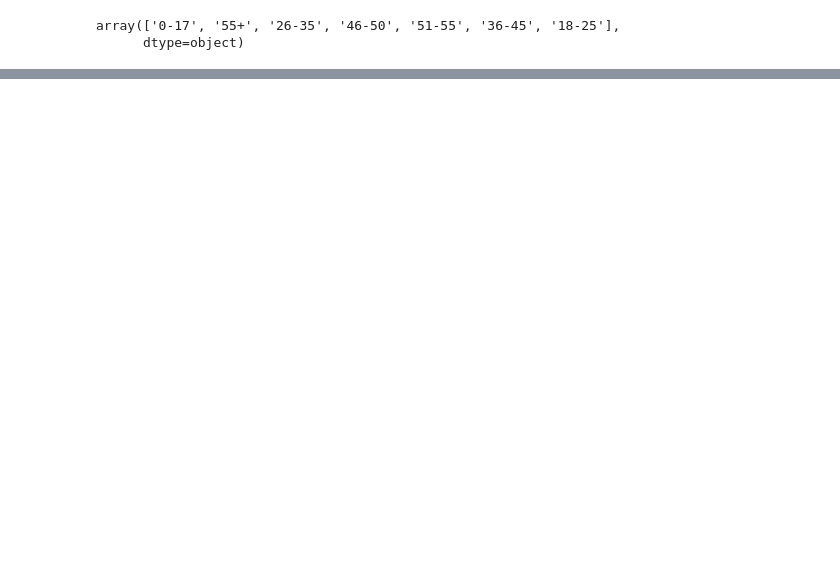
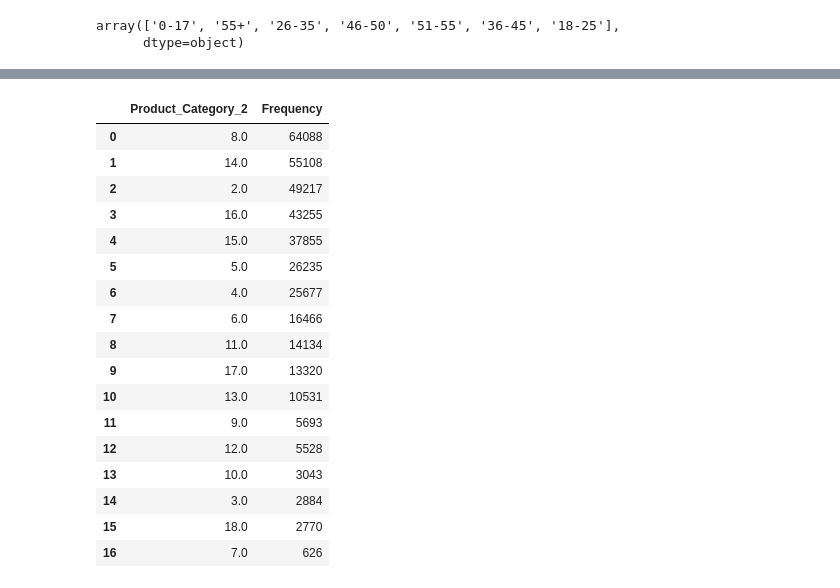
Before and after one commit to DulanjaliLiyanage/UOM-Data-Science-Project-CS5617, a Jupyter notebook: Project/239162A - CS5617 - Data Science.ipynb, the cells around one changed output, grey strips where cells are left out. Saved outputs shown, nothing was run; the diff lists cells and outputs as text; code cells hidden in the pictures; blank space fills up the shorter version.

Commit message:
frequency table creations

```diff
--- a/Project/239162A - CS5617 - Data Science.ipynb
+++ b/Project/239162A - CS5617 - Data Science.ipynb
@@ -78,6 +78,3 @@ df.describe
 550067                 NaN                 NaN       490
 
 [550068 rows x 12 columns]>
-# %%
-#encode the gender for easier analysis
-df['Gender']=df['Gender'].map({'M':0,'F':1})
@@ -97,3 +80,0 @@ array(['A', 'C', 'B'], dtype=object)
-# %%
-#encode the City_Category for easier analysis
-df['City_Category']=df['City_Category'].map({'A':0,'B':1,'C':2})
@@ -158,10 +130,3 @@ Product_Category_1 : Categorical Nominal
 Product_Category_2 : Categorical Nominal
 Product_Category_3 : Categorical Nominal
 Purchase : Metric continous
-# %%
-from sklearn.preprocessing import OrdinalEncoder
-
-#Since age has an order encode these age ranges in ordinal format
-encode= OrdinalEncoder(categories=[['0-17','18-25','26-35','36-45','46-50','51-55','55+']])
-encode_reshape=df.Age.values.reshape(-1,1)
-df['Age']=encode.fit_transform(encode_reshape)
@@ -196,0 +254,23 @@ df.head()
+# %%
+product_cat_2_freq = df.Product_Category_2.value_counts()
+product_cat_2_freq = pd.DataFrame({'Product_Category_2': product_cat_2_freq.index, 'Frequency': product_cat_2_freq.values})
+product_cat_2_freq
+# %% [output]
+|  | Product_Category_2 | Frequency |
+| 0 | 8.0 | 64088 |
+| 1 | 14.0 | 55108 |
+| 2 | 2.0 | 49217 |
+| 3 | 16.0 | 43255 |
+| 4 | 15.0 | 37855 |
+| 5 | 5.0 | 26235 |
+| 6 | 4.0 | 25677 |
+| 7 | 6.0 | 16466 |
+| 8 | 11.0 | 14134 |
+| 9 | 17.0 | 13320 |
+| 10 | 13.0 | 10531 |
+| 11 | 9.0 | 5693 |
+| 12 | 12.0 | 5528 |
+| 13 | 10.0 | 3043 |
+| 14 | 3.0 | 2884 |
+| 15 | 18.0 | 2770 |
+| 16 | 7.0 | 626 |
```
Also changed, not shown: parts of 25 cells of this notebook.
